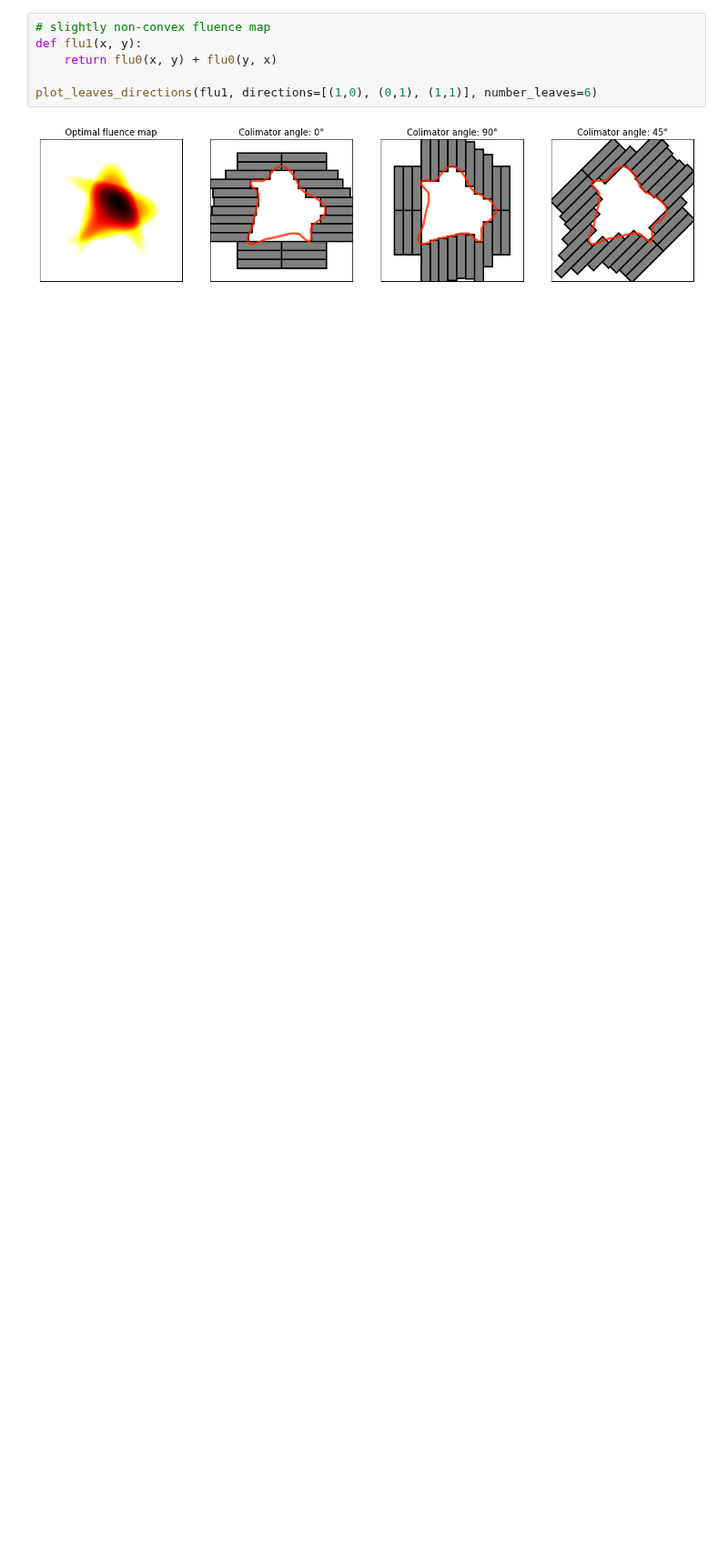
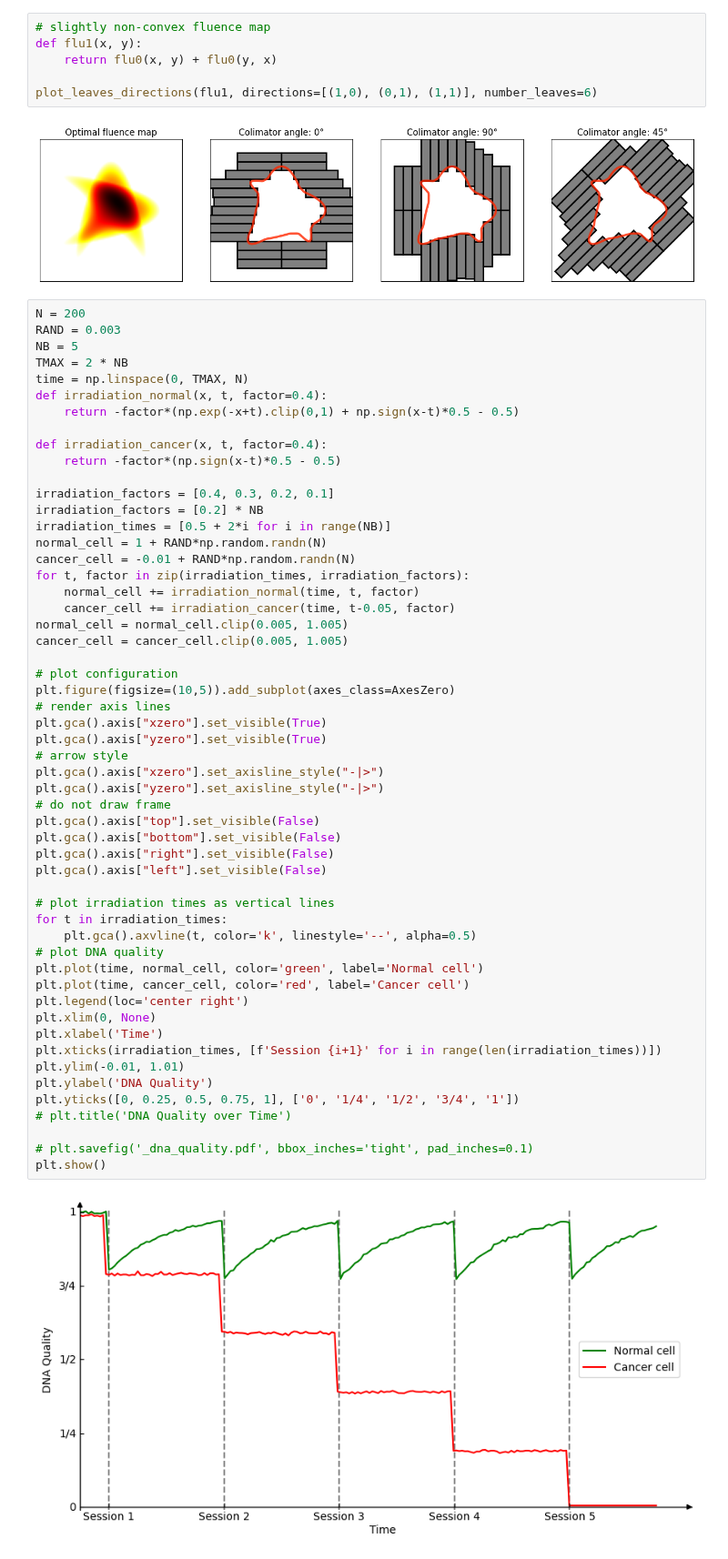
Before and after one commit to pauldubois98/PhD, a Jupyter notebook: 1_background/plots_generation.ipynb, the cells around one changed output. Shown at 91% size. Saved outputs shown, nothing was run; the diff lists cells and outputs as text; blank space fills up the shorter version.

Commit message:
dna_quality plot

```diff
--- a/1_background/plots_generation.ipynb
+++ b/1_background/plots_generation.ipynb
@@ -156,3 +157,59 @@ def flu1(x, y):
 plot_leaves_directions(flu1, directions=[(1,0), (0,1), (1,1)], number_leaves=6)
 # %% [output]
 [figure]
+# %%
+N = 200
+RAND = 0.003
+NB = 5
+TMAX = 2 * NB
+time = np.linspace(0, TMAX, N)
+def irradiation_normal(x, t, factor=0.4):
+    return -factor*(np.exp(-x+t).clip(0,1) + np.sign(x-t)*0.5 - 0.5)
+
+def irradiation_cancer(x, t, factor=0.4):
+    return -factor*(np.sign(x-t)*0.5 - 0.5)
+
+irradiation_factors = [0.4, 0.3, 0.2, 0.1]
+irradiation_factors = [0.2] * NB
+irradiation_times = [0.5 + 2*i for i in range(NB)]
+normal_cell = 1 + RAND*np.random.randn(N)
+cancer_cell = -0.01 + RAND*np.random.randn(N)
+for t, factor in zip(irradiation_times, irradiation_factors):
+    normal_cell += irradiation_normal(time, t, factor)
+    cancer_cell += irradiation_cancer(time, t-0.05, factor)
+normal_cell = normal_cell.clip(0.005, 1.005)
+cancer_cell = cancer_cell.clip(0.005, 1.005)
+
+# plot configuration
+plt.figure(figsize=(10,5)).add_subplot(axes_class=AxesZero)
+# render axis lines
+plt.gca().axis["xzero"].set_visible(True)
+plt.gca().axis["yzero"].set_visible(True)
+# arrow style
+plt.gca().axis["xzero"].set_axisline_style("-|>")
+plt.gca().axis["yzero"].set_axisline_style("-|>")
+# do not draw frame
+plt.gca().axis["top"].set_visible(False)
+plt.gca().axis["bottom"].set_visible(False)
+plt.gca().axis["right"].set_visible(False)
+plt.gca().axis["left"].set_visible(False)
+
+# plot irradiation times as vertical lines
+for t in irradiation_times:
+    plt.gca().axvline(t, color='k', linestyle='--', alpha=0.5)
+# plot DNA quality
+plt.plot(time, normal_cell, color='green', label='Normal cell')
+plt.plot(time, cancer_cell, color='red', label='Cancer cell')
+plt.legend(loc='center right')
+plt.xlim(0, None)
+plt.xlabel('Time')
+plt.xticks(irradiation_times, [f'Session {i+1}' for i in range(len(irradiation_times))])
+plt.ylim(-0.01, 1.01)
+plt.ylabel('DNA Quality')
+plt.yticks([0, 0.25, 0.5, 0.75, 1], ['0', '1/4', '1/2', '3/4', '1'])
+# plt.title('DNA Quality over Time')
+
+# plt.savefig('_dna_quality.pdf', bbox_inches='tight', pad_inches=0.1)
+plt.show()
+# %% [output]
+[figure, added]
```
Also changed, not shown: parts of 1 cell of this notebook.
